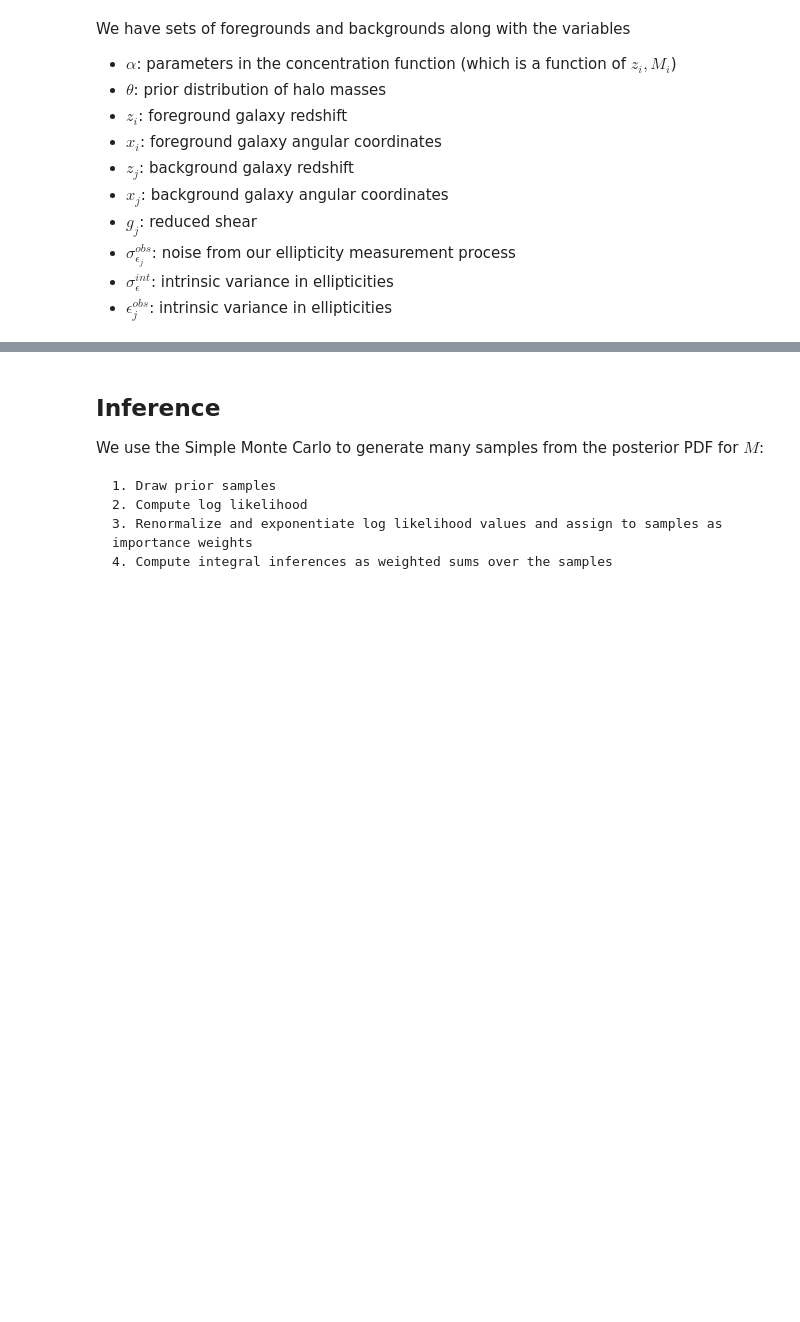
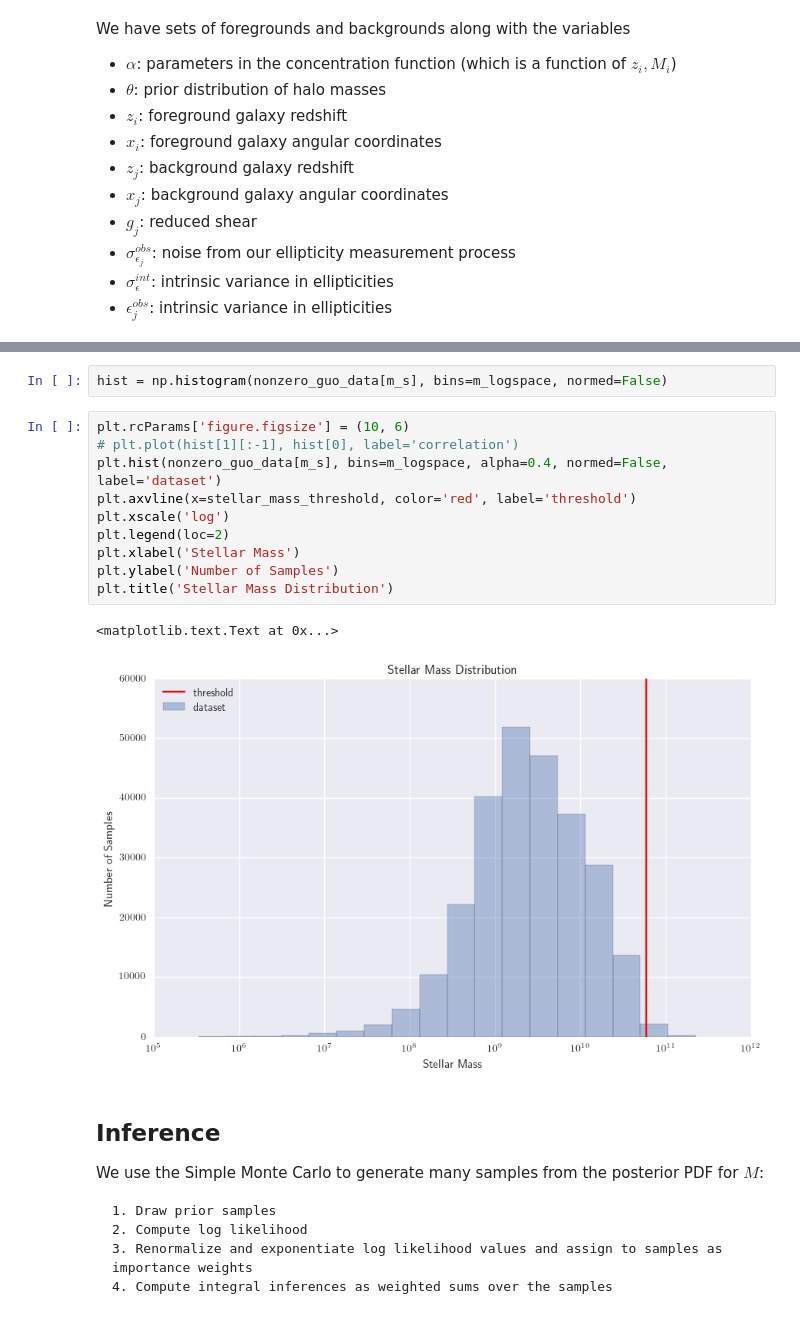
Before and after one commit to davidthomas5412/Pangloss, a Jupyter notebook: demos/SimpleMonteCarlo.ipynb, the cells around one changed output, grey strips where cells are left out. Cells and saved outputs as stored; diff of their text form; blank space fills up the shorter version.

```diff
--- a/demos/SimpleMonteCarlo.ipynb
+++ b/demos/SimpleMonteCarlo.ipynb
@@ -83,3 +154,18 @@ We have sets of foregrounds and backgrounds along with the variables
+# %%
+hist = np.histogram(nonzero_guo_data[m_s], bins=m_logspace, normed=False)
+# %%
+plt.rcParams['figure.figsize'] = (10, 6)
+# plt.plot(hist[1][:-1], hist[0], label='correlation')
+plt.hist(nonzero_guo_data[m_s], bins=m_logspace, alpha=0.4, normed=False, label='dataset')
+plt.axvline(x=stellar_mass_threshold, color='red', label='threshold')
+plt.xscale('log')
+plt.legend(loc=2)
+plt.xlabel('Stellar Mass')
+plt.ylabel('Number of Samples')
+plt.title('Stellar Mass Distribution')
+# %% [output]
+<matplotlib.text.Text at 0x...>
+[figure, added]
 # %% [markdown]
 ## Inference
 
```
Also changed, not shown: parts of 25 cells of this notebook, 2 other files.
